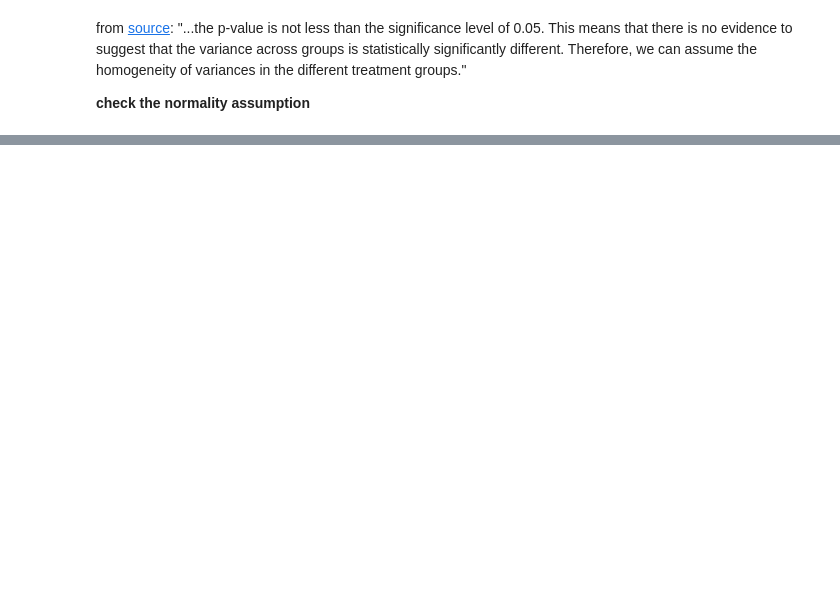
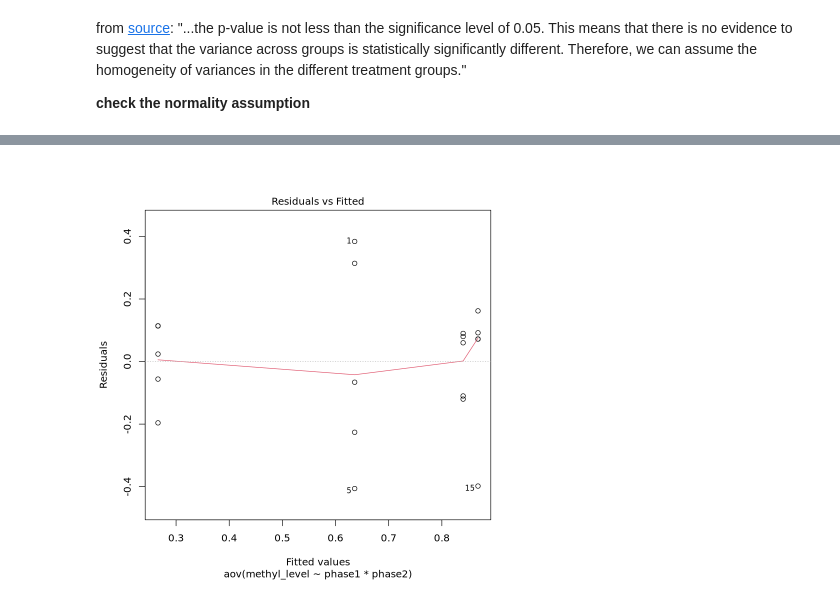
Before and after one commit to jgmcdonough/CE18_methylRAD_analysis, a Jupyter notebook: analysis/genomic_feature_tracks/methylation_level_of_features.ipynb, the cells around one changed output, grey strips where cells are left out. Cells and saved outputs as stored; diff of their text form; code cells hidden in the pictures; blank space fills up the shorter version.

Commit message:
add two-way anova for cpg methylation

```diff
--- a/analysis/genomic_feature_tracks/methylation_level_of_features.ipynb
+++ b/analysis/genomic_feature_tracks/methylation_level_of_features.ipynb
@@ -1794,0 +1799,7 @@ so no statistically significant differences of methlyation levels for CpG dinucl
+# %%
+# for loop to assign phase 1 and phase 2 treatments based on the treatment column
+cpg <- cpg %>%
+  mutate(phase1 = ifelse(str_sub(treatment, 1, 1) == "C", "control", "hypoxia"),
+         phase2 = ifelse(str_sub(treatment, 2, 2) == "H", "hypoxia", "control"))
+
+cpg
@@ -1794,0 +1826,4 @@ so no statistically significant differences of methlyation levels for CpG dinucl
+# %%
+# running a two-way ANOVA
+model <- aov(methyl_level ~ phase1 * phase2, data = cpg)
+summary(model)
@@ -1794,0 +1876,4 @@ so no statistically significant differences of methlyation levels for CpG dinucl
+# %%
+plot(model,1)
+# %% [output]
+[figure, added]
```
Also changed, not shown: parts of 23 cells of this notebook.
